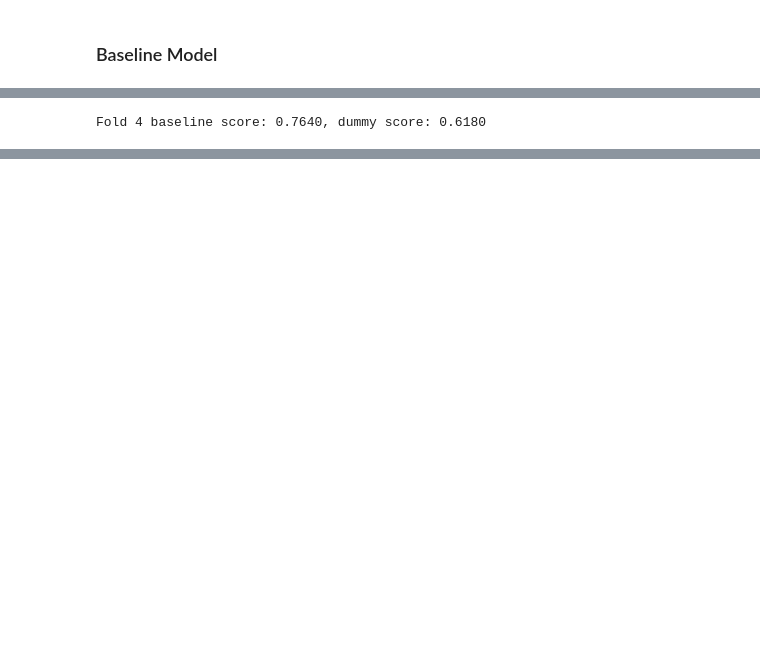
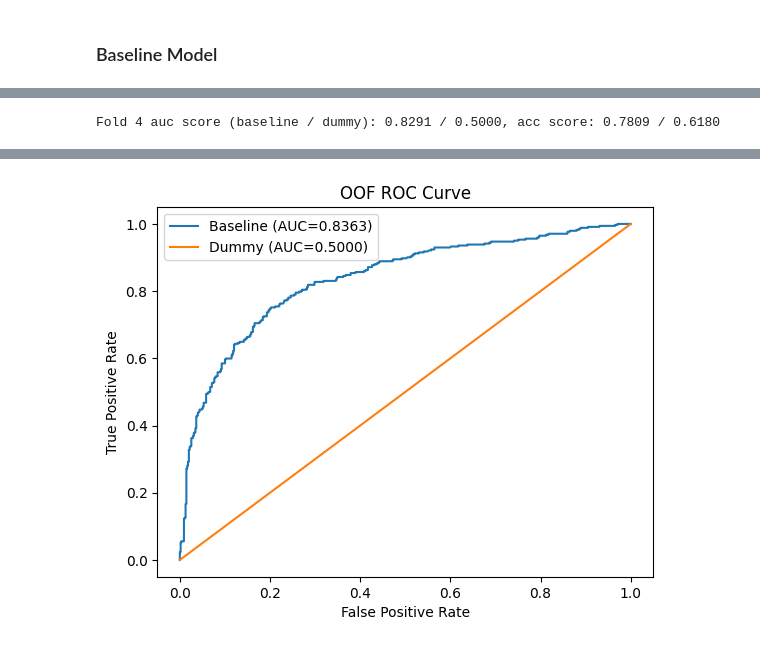
Before and after one commit to vvclin-git/kaggle-tabular-classification-titanic, a Jupyter notebook: notebooks/01_baseline_train.ipynb, the cells around one changed output, grey strips where cells are left out. Saved outputs shown, nothing was run; the diff lists cells and outputs as text; code cells hidden in the pictures; blank space fills up the shorter version.

```diff
--- a/notebooks/01_baseline_train.ipynb
+++ b/notebooks/01_baseline_train.ipynb
@@ -207,6 +223,5 @@ class Trainer():
 # %%
 ## skf
-
 skf = StratifiedKFold(n_splits=5, shuffle=True, random_state=37)
 batch_size = 64
 epochs = 5
@@ -214,36 +229,72 @@ lr = 1e-2
 weight_decay=0.0
 loss_fn = nn.BCEWithLogitsLoss()
 
-metrics = {'acc':{'input_type':'label', 'func':accuracy_score}}
-scores = []
-dummy_scores = []
-# for fold, (tr_idx, val_idx) in enumerate(skf.split(X, y), start=1):
-for fold, (tr_idx, val_idx) in enumerate(tqdm(skf.split(X, y), total=skf.get_n_splits(), desc="CV folds"), start=1):
+metrics = {'acc':{'input_type':'label', 'func':accuracy_score},
+           'auc':{'input_type':'prob', 'func':roc_auc_score}
+           }
+
+acc_scores = []
+auc_scores = []
+dummy_acc_scores = []
+dummy_auc_scores = []
+oof_probs = []
+oof_y_val = []
+oof_dummy_probs = []
+
+pbar = tqdm(skf.split(X, y), total=skf.get_n_splits(), desc="CV folds")
+
+for fold, (tr_idx, val_idx) in enumerate(pbar, start=1):
     X_tr_raw, X_val_raw = X.iloc[tr_idx], X.iloc[val_idx]
     y_tr, y_val = y[tr_idx], y[val_idx]
     preprocess = create_new_preprocess()
-    X_tr = preprocess.fit_transform(X_tr_raw)
-    X_val = preprocess.transform(X_val_raw)
-    train_data = X_tr, y_tr.to_numpy()
-    val_data = X_val, y_val.to_numpy()
+    X_tr_np = preprocess.fit_transform(X_tr_raw)
+    X_val_np = preprocess.transform(X_val_raw)
+    train_data = X_tr_np, y_tr.to_numpy()
+    val_data = X_val_np, y_val.to_numpy()
     model = LogisticClass(12).to(DEVICE)
     optimizer = torch.optim.AdamW(model.parameters(), lr=lr, weight_decay=weight_decay)
     trainer = Trainer(model, optimizer, loss_fn, metrics, device=DEVICE)
     hist = trainer.train(train_data, val_data, batch_size, epochs)
     with torch.no_grad():
-        X_val = torch.tensor(X_val, dtype=torch.float32).to(DEVICE)
+        X_val = torch.tensor(X_val_np, dtype=torch.float32).to(DEVICE)
         logits = trainer.model(X_val)
         p = torch.sigmoid(logits).cpu().numpy()
+    oof_probs.append(p)
+    oof_y_val.append(y_val)
     pred = (p >= 0.5).astype(int).squeeze()
-    score = accuracy_score(y_val, pred)
-    scores.append(score)
-    maj_label = int(np.bincount(np.asarray(y_val, dtype=int)).argmax())
-    dummy_pred = np.full(len(y_val), maj_label, dtype=int)
-    dummy_score = accuracy_score(y_val, dummy_pred)
-    dummy_scores.append(dummy_score)
-    print(f"Fold {fold} baseline score: {score:.4f}, dummy score: {dummy_score:.4f}")
+    auc_score = roc_auc_score(y_val, p)
+    acc_score = accuracy_score(y_val, pred)
+    acc_scores.append(acc_score)
+    auc_scores.append(auc_score)
+    # dummy model
+    dummy_model = DummyClassifier(strategy='most_frequent', random_state=37)
+    dummy_model.fit(X_tr_np, y_tr.to_numpy())
+    dummy_pred = np.asarray(dummy_model.predict(X_val_np), dtype=int).ravel()
+    dummy_prob = np.asarray(dummy_model.predict_proba(X_val_np)[:, 1], dtype=float).ravel()
+    oof_dummy_probs.append(dummy_prob)
+    dummy_acc_score = accuracy_score(y_val, dummy_pred)
+    dummy_acc_scores.append(dummy_acc_score)
+    dummy_auc_score = roc_auc_score(y_val, dummy_prob)
+    dummy_auc_scores.append(dummy_auc_score)
+    tqdm.write(f"Fold {fold} auc score (baseline / dummy): {auc_score:.4f} / {dummy_auc_score:.4f}, acc score: {acc_score:.4f} / {dummy_acc_score:.4f}")
 
-print(f"Baseline Model Mean: {np.mean(scores):.4f} ± {np.std(scores):.4f}")
-print(f"Dummy Model Mean: {np.mean(dummy_scores):.4f} ± {np.std(dummy_scores):.4f}")
-print(f'Baseline Model Lift: {(np.mean(scores) - np.mean(dummy_scores)):.4f}')
+print(f"Baseline Model AUC/ACC Mean: {np.mean(auc_scores):.4f} ± {np.std(auc_scores):.4f} / {np.mean(acc_scores):.4f} ± {np.std(acc_scores):.4f}")
+print(f"Dummy Model AUC/ACC Mean: {np.mean(dummy_auc_scores):.4f} ± {np.std(dummy_auc_scores):.4f} / {np.mean(dummy_acc_scores):.4f} ± {np.std(dummy_acc_scores):.4f}")
+print(f'Baseline Model AUC/ACC Lift: {(np.mean(auc_scores) - np.mean(dummy_auc_scores)):.4f} / {(np.mean(acc_scores) - np.mean(dummy_acc_scores)):.4f}')
+
+plt.figure()
+oof_probs = np.concatenate(oof_probs)
+oof_y_val = np.concatenate(oof_y_val)
+auc = roc_auc_score(oof_y_val, oof_probs)
+fpr, tpr, thr = roc_curve(oof_y_val, oof_probs)
+plt.plot(fpr, tpr, label=f'Baseline (AUC={auc:.4f})')
+oof_dummy_probs = np.concatenate(oof_dummy_probs)
+dummy_auc = roc_auc_score(oof_y_val, oof_dummy_probs)
+fpr, tpr, thr = roc_curve(oof_y_val, oof_dummy_probs)
+plt.plot(fpr, tpr, label=f'Dummy (AUC={dummy_auc:.4f})')
+plt.xlabel("False Positive Rate")
+plt.ylabel("True Positive Rate")
+plt.title(f"OOF ROC Curve")
+plt.legend()
+plt.show()
 # %% [output]
@@ -253 +304 @@ Fold 3 baseline score: 0.8202, dummy score: 0.6180
-Fold 4 baseline score: 0.7640, dummy score: 0.6180
+Fold 4 auc score (baseline / dummy): 0.8291 / 0.5000, acc score: 0.7809 / 0.6180
@@ -257,0 +309 @@ Baseline Model Lift: 0.1549
+[figure, added]
```
Also changed, not shown: parts of 19 cells of this notebook, 6 other files.
